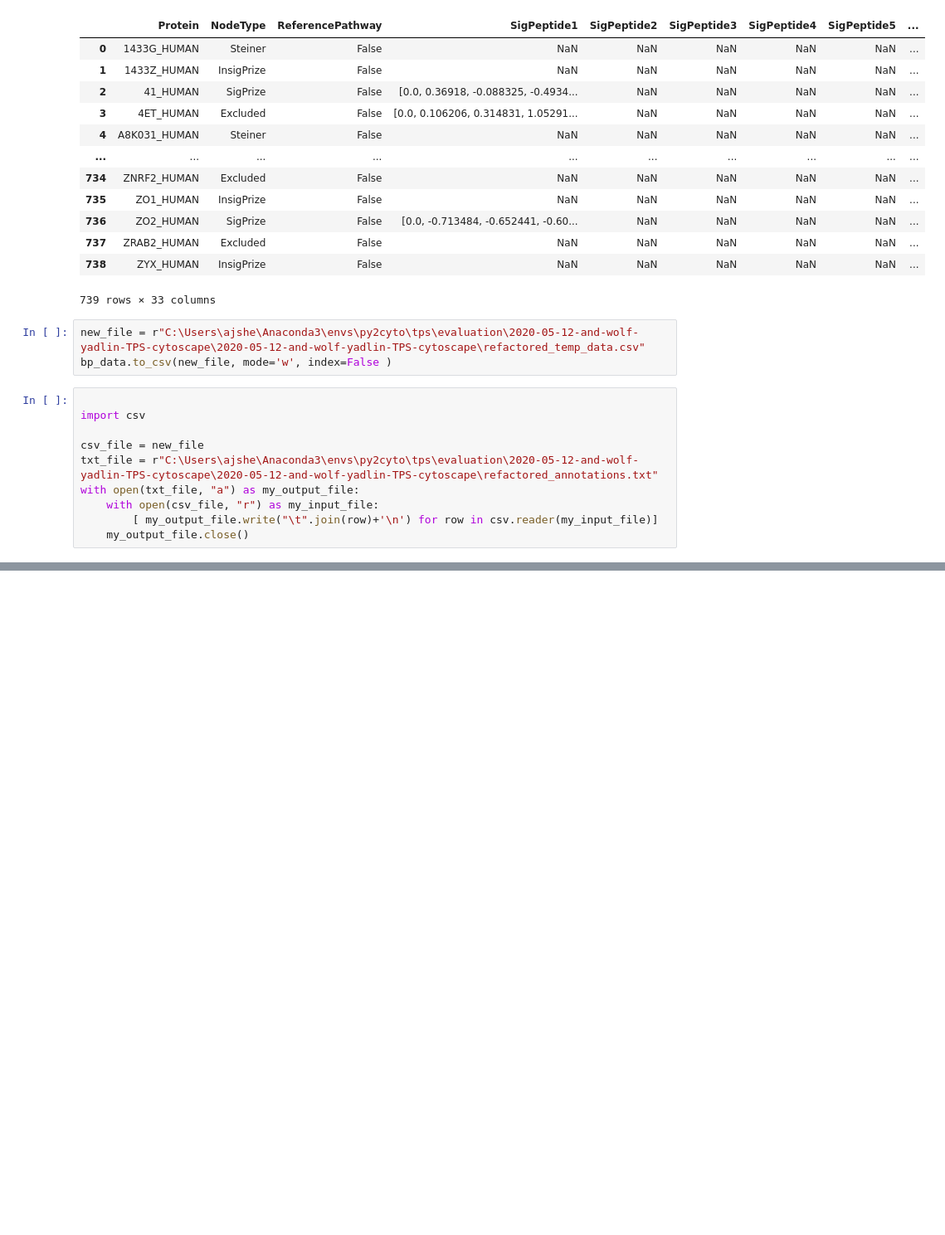
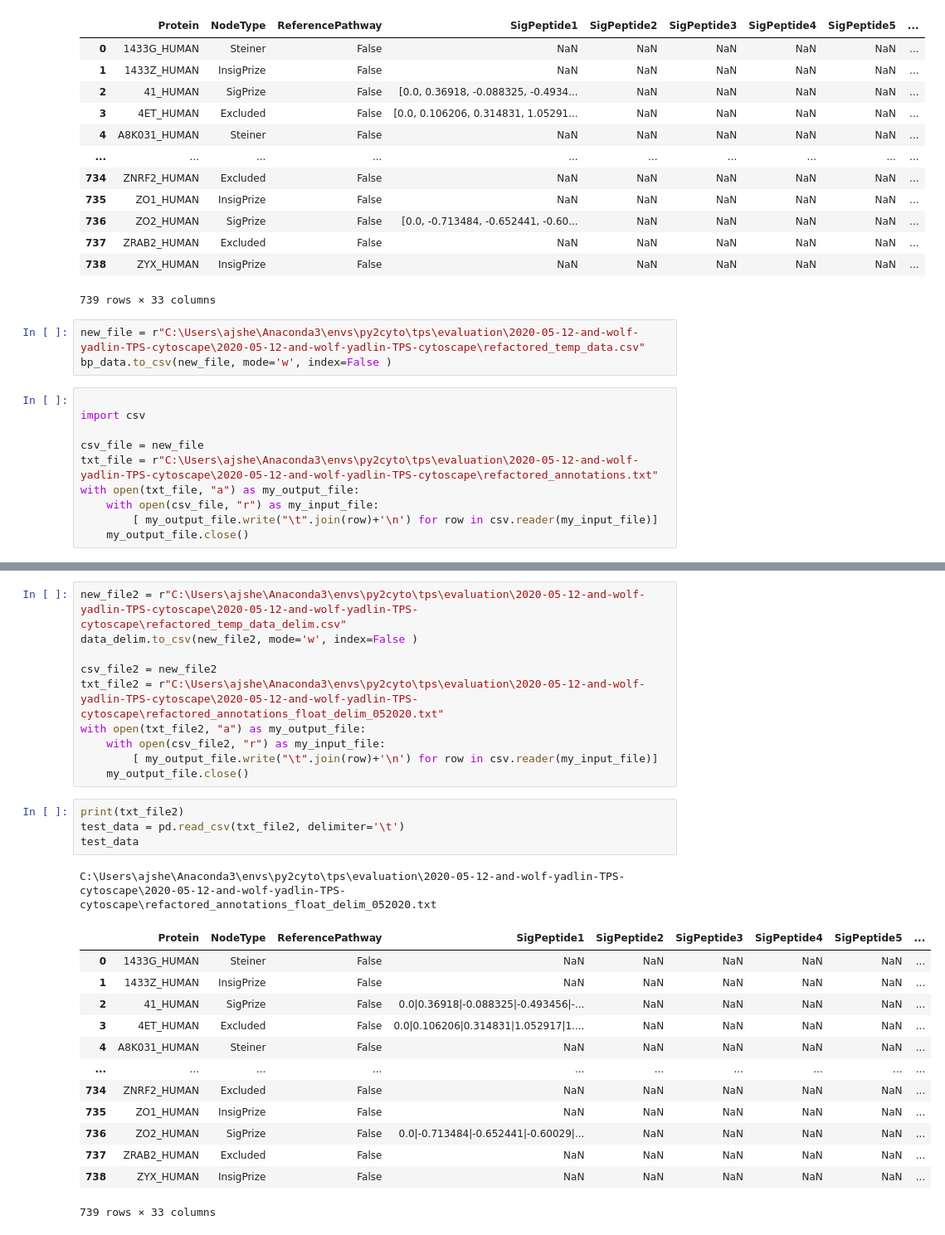
Before and after one commit to gitter-lab/tps, a Jupyter notebook: notebooks/refactorData051920.ipynb, the cells around one changed output, grey strips where cells are left out. Shown at 83% size. Drawn from its saved outputs; the diff is of its cells as text; blank space fills up the shorter version.

```diff
--- a/notebooks/refactorData051920.ipynb
+++ b/notebooks/refactorData051920.ipynb
@@ -252,0 +562,29 @@ with open(txt_file, "a") as my_output_file:
+# %%
+new_file2 = r"C:\Users\ajshe\Anaconda3\envs\py2cyto\tps\evaluation\2020-05-12-and-wolf-yadlin-TPS-cytoscape\2020-05-12-and-wolf-yadlin-TPS-cytoscape\refactored_temp_data_delim.csv"
+data_delim.to_csv(new_file2, mode='w', index=False )
+
+csv_file2 = new_file2
+txt_file2 = r"C:\Users\ajshe\Anaconda3\envs\py2cyto\tps\evaluation\2020-05-12-and-wolf-yadlin-TPS-cytoscape\2020-05-12-and-wolf-yadlin-TPS-cytoscape\refactored_annotations_float_delim_052020.txt"
+with open(txt_file2, "a") as my_output_file:
+    with open(csv_file2, "r") as my_input_file:
+        [ my_output_file.write("\t".join(row)+'\n') for row in csv.reader(my_input_file)]
+    my_output_file.close()
+# %%
+print(txt_file2)
+test_data = pd.read_csv(txt_file2, delimiter='\t')
+test_data
+# %% [output]
+C:\Users\ajshe\Anaconda3\envs\py2cyto\tps\evaluation\2020-05-12-and-wolf-yadlin-TPS-cytoscape\2020-05-12-and-wolf-yadlin-TPS-cytoscape\refactored_annotations_float_delim_052020.txt
+|  | Protein | NodeType | ReferencePathway | SigPeptide1 | SigPeptide2 | SigPeptide3 | SigPeptide4 | SigPeptide5 | ... |
+| 0 | 1433G_HUMAN | Steiner | False | NaN | NaN | NaN | NaN | NaN | ... |
+| 1 | 1433Z_HUMAN | InsigPrize | False | NaN | NaN | NaN | NaN | NaN | ... |
+| 2 | 41_HUMAN | SigPrize | False | 0.0|0.36918|-0.088325|-0.493456|-... | NaN | NaN | NaN | NaN | ... |
+| 3 | 4ET_HUMAN | Excluded | False | 0.0|0.106206|0.314831|1.052917|1.... | NaN | NaN | NaN | NaN | ... |
+| 4 | A8K031_HUMAN | Steiner | False | NaN | NaN | NaN | NaN | NaN | ... |
+| ... | ... | ... | ... | ... | ... | ... | ... | ... | ... |
+| 734 | ZNRF2_HUMAN | Excluded | False | NaN | NaN | NaN | NaN | NaN | ... |
+| 735 | ZO1_HUMAN | InsigPrize | False | NaN | NaN | NaN | NaN | NaN | ... |
+| 736 | ZO2_HUMAN | SigPrize | False | 0.0|-0.713484|-0.652441|-0.60029|... | NaN | NaN | NaN | NaN | ... |
+| 737 | ZRAB2_HUMAN | Excluded | False | NaN | NaN | NaN | NaN | NaN | ... |
+| 738 | ZYX_HUMAN | InsigPrize | False | NaN | NaN | NaN | NaN | NaN | ... |
+739 rows × 33 columns
```
Also changed, not shown: parts of 17 cells of this notebook, 12 other files.
